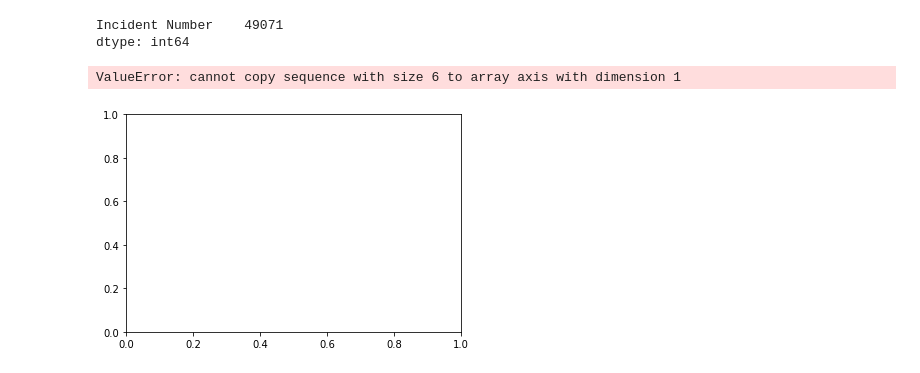
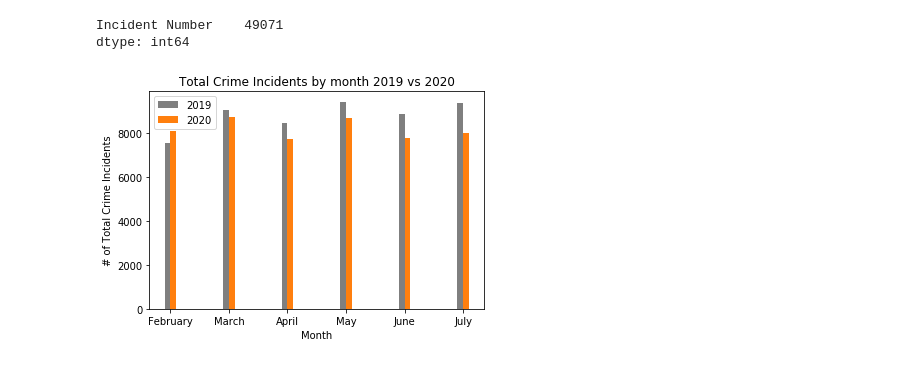
Before and after one commit to ibeth92/Crime_in_the_Time_of_COVID, a Jupyter notebook: ibet.covid.project.ipynb, the cells around one changed output. Cells and saved outputs as stored; diff of their text form; code cells hidden in the pictures.

Commit message:
Final plots

```diff
--- a/ibet.covid.project.ipynb
+++ b/ibet.covid.project.ipynb
@@ -550,22 +550,24 @@ Incident Number    49071
 dtype: int64
 # %%
 month_labels = ['February', 'March', 'April', 'May', 'June', 'July']
-x_2019 = totalincidents2019bymonth
-x_2020 = totalincidents2020bymonth
+x_2019 = totalincidents2019bymonth["Incident Number"]
+x_2020 = totalincidents2020bymonth["Incident Number"]
 
 x = np.arange(len(month_labels))  # the label locations
 width = 0.1  # the width of the bars
 
 fig, ax = plt.subplots()
-rects1 = ax.bar(x - width/2, [x_2019], width, label='Men')
-rects2 = ax.bar(x + width/2, [x_2020], width, label='Women')
+rects1 = ax.bar(x - width/2, x_2019, width, label='2019',color='tab:gray')
+rects2 = ax.bar(x + width/2, x_2020, width, label='2020',color='tab:orange')
 
 # Add some text for labels, title and custom x-axis tick labels, etc.
-ax.set_ylabel('Month')
-ax.set_title('Total Crime Incidents')
+ax.set_xlabel('Month')
+ax.set_ylabel('# of Total Crime Incidents')
 ax.set_xticks(x)
-ax.set_xticklabels(labels)
+ax.set_xticklabels(month_labels)
 ax.legend()
+plt.title("Total Crime Incidents by month 2019 vs 2020")
+plt.savefig('overallcrime.bar.png')
+plt.show()
 # %% [output]
-ValueError: cannot copy sequence with size 6 to array axis with dimension 1
-[figure, old version]
+[figure, new version]
```
Also changed, not shown: 2 other files.
